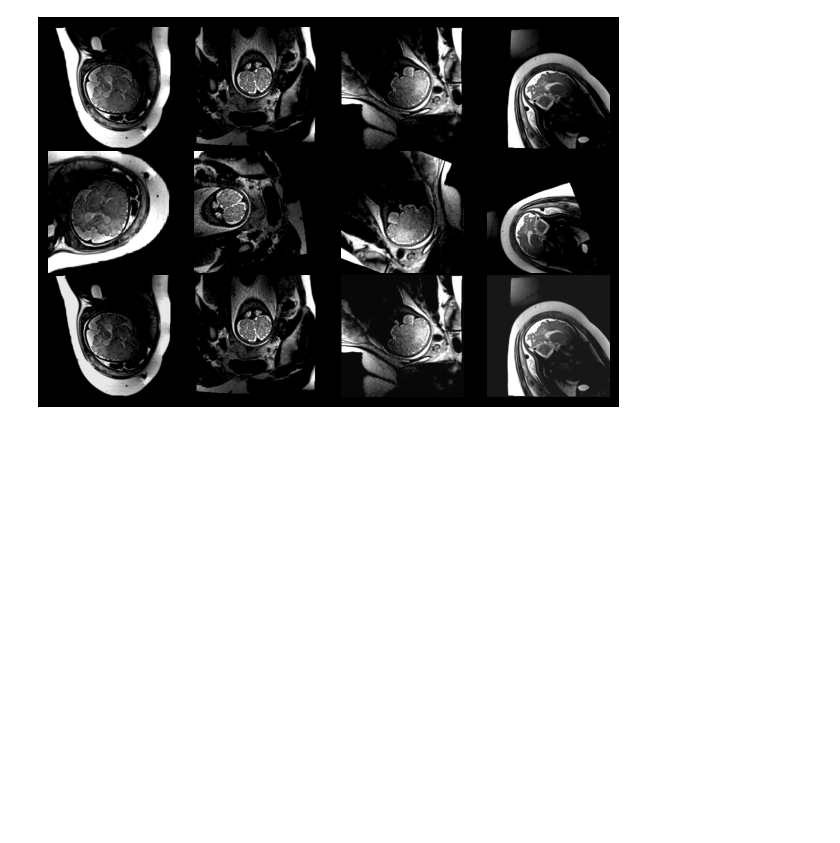
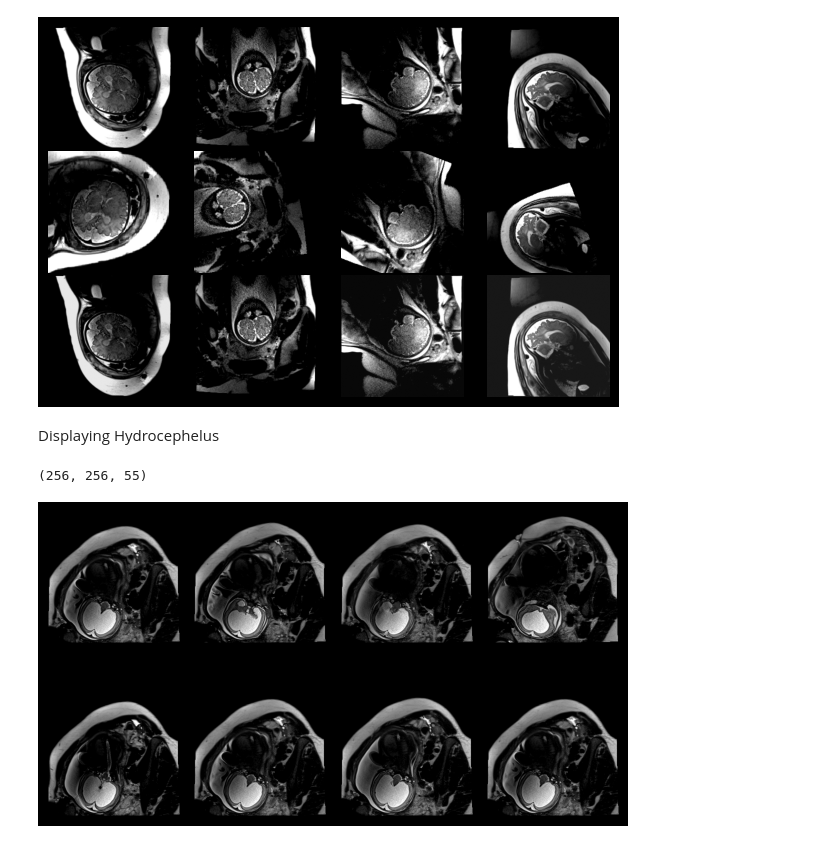
Before and after one commit to MedicalVisionGroup/FetalBrainIQA, a Jupyter notebook: thesis_figs/display_slices.ipynb, the cells around one changed output. Cells and saved outputs as stored; diff of their text form; code cells hidden in the pictures; blank space fills up the shorter version.

Commit message:
make all changes from recent meeting w/ polina; running experiments now

```diff
--- a/thesis_figs/display_slices.ipynb
+++ b/thesis_figs/display_slices.ipynb
@@ -95,3 +95,5 @@ Applying Color Augmentations
 here
 [<src.brain_transforms.RandomBrightness object at 0x...>, <src.brain_transforms.RandomContrast object at 0x...>]
 [figure]
+# %% [markdown]
+Displaying Hydrocephelus
@@ -97,0 +103,51 @@ here
+# %%
+hydro_path = Path('/data/vision/polina/users/marcusbl/data/anon-00093-7-8-2015/stack_4/clean/dicoms.npy')
+mask_path = Path('/data/vision/polina/users/marcusbl/data/anon-00093-7-8-2015/stack_4/clean/masks.npy')
+
+scan_data = np.load(hydro_path)
+mask_data = np.load(mask_path)
+# %%
+scan_data.shape
+# %% [output]
+(256, 256, 55)
+# %%
+def minmax_normalize(scan, mask=None, percentile=0.01):
+    """
+    scan: (H, W)
+    mask: (H, W) boolean (optional)
+    """
+
+    scan = scan.astype(np.float32)
+
+    if mask is not None and mask.sum() > 0:
+        mask = mask.astype(bool)
+        nz_values = scan[mask]
+    else:
+        nz_values = scan[scan > 0]
+
+    if nz_values.size == 0:
+        return scan
+
+    scan_min = np.quantile(nz_values, percentile)
+    scan_max = np.quantile(nz_values, 1 - percentile)
+
+    new_scan = (scan - scan_min) / (scan_max - scan_min + 1e-6)
+    return np.clip(new_scan, 0, 1)
+# %%
+fig, ax = plt.subplots(nrows=2, ncols=4, figsize=(6, 4))
+
+idxs = np.random.choice(range(20, 40), size = 8)
+
+for i, idx in enumerate(idxs):
+    img = minmax_normalize(scan_data[:, :, idx], mask_data[:, :, idx])
+
+    row = i // 4
+    col = i % 4
+
+    ax[row, col].imshow(img, cmap='gray', vmin=0, vmax=1)
+    ax[row, col].axis("off")
+
+plt.tight_layout()
+plt.savefig('hydro.png')
+# %% [output]
+[figure, added]
```
Also changed, not shown: parts of 1 cell of this notebook, 10 other files.
